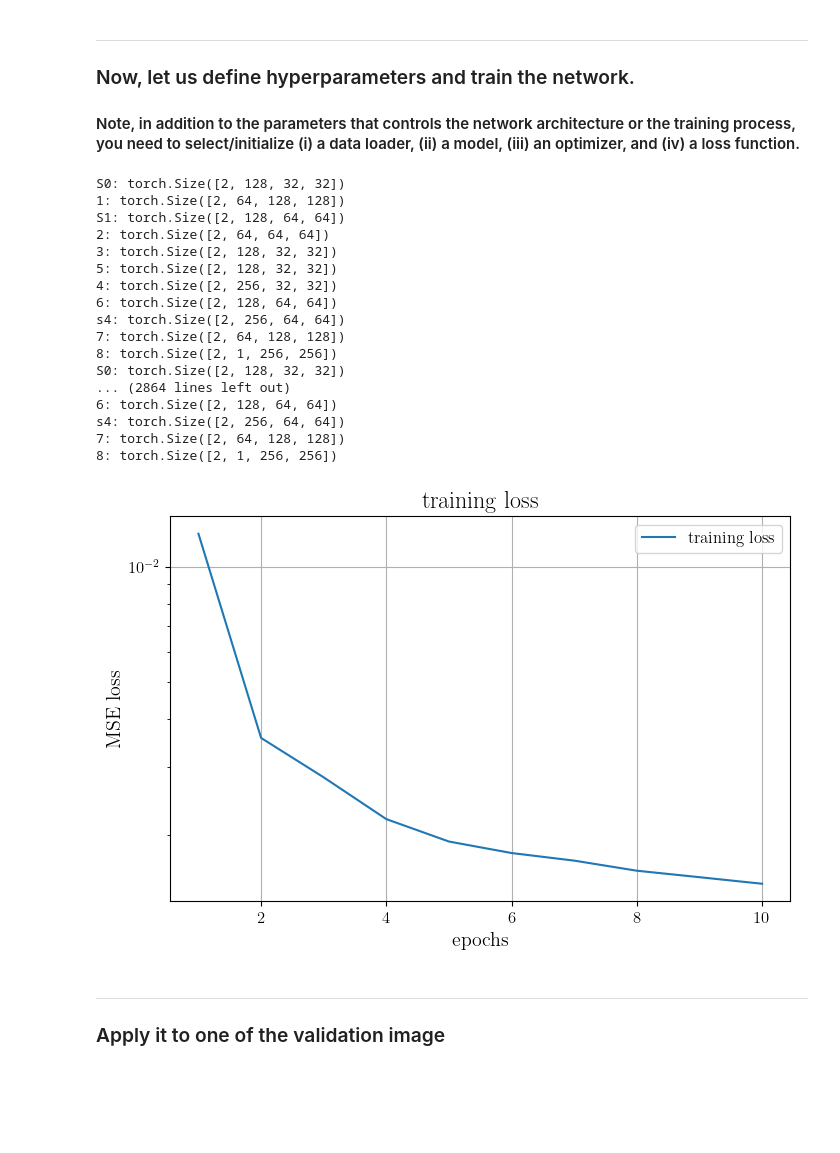
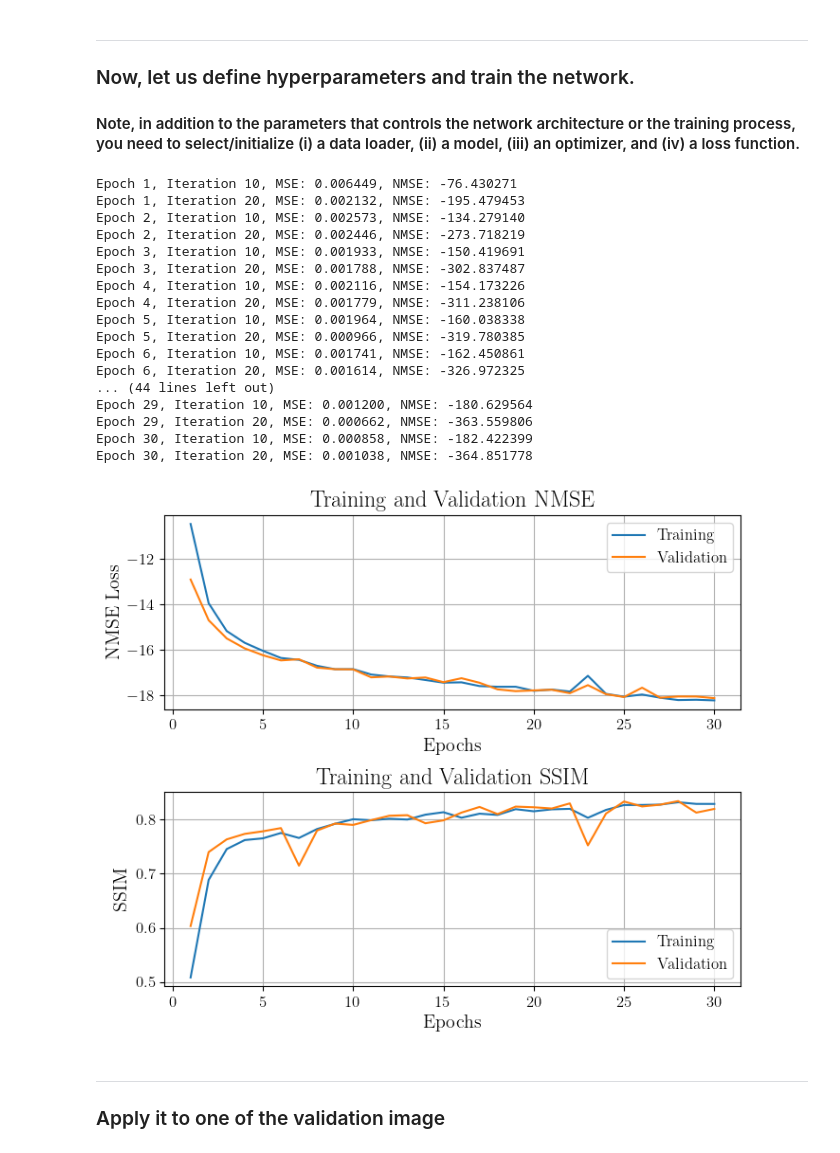
Before and after one commit to MihirJoe/MRI-Denoising, a Jupyter notebook: starter_code.ipynb, the cells around one changed output. Saved outputs shown, nothing was run; the diff lists cells and outputs as text; code cells hidden in the pictures; blank space fills up the shorter version.

Commit message:
denoise1 with 2 sc and 30 epoch

```diff
--- a/starter_code.ipynb
+++ b/starter_code.ipynb
@@ -89,7 +96,7 @@ class TrivialNet(nn.Module):
         return x
 # %%
 # DENOISE1
-class Denoise1(nn.Module):
+class Denoise1OLD(nn.Module):
     def __init__(self):
         super(Denoise1, self).__init__()
         self.conv1 = nn.Sequential(
@@ -712,36 +719,3 @@ def calculateSSIM(true_img, noisy_img):
 # %% [markdown]
 ___
 ### Create a function to execute training. Note, we will call this function later.
-# %%
-def train_model(model, opt, criterion, train_loader, num_epoch, noise_std):
-    avg_train_losses = []
-
-    for epoch in range(num_epoch): # Loop over the dataset multiple times
-        model.train()
-        total_train_loss = 0
-        for i, y_tr_batch in enumerate(train_loader): # Loop over mini-batches
-            noise = torch.randn_like(y_tr_batch) * noise_std
-            x_tr_batch = y_tr_batch + noise
-
-            opt.zero_grad() # delete previous gradients
-            y_hat_tr_batch = model(x_tr_batch) # forward pass
-            loss = criterion(y_hat_tr_batch, y_tr_batch) # compute loss
-            loss.backward() # backward pass
-            opt.step() # update weights
-            total_train_loss += loss.item() # accumulate loss
-            if (i + 1) % 10 == 0:
-                print(f'Epoch {epoch+1}, Iteration {i+1}, Loss: {loss.item():.6f}')
-
-        avg_train_loss = total_train_loss / len(train_loader) # compute average loss
-        avg_train_losses.append(avg_train_loss) # accumulate average loss
-
-    # Plotting
-    fig, ax = plt.subplots(figsize=(8, 5))
-    ax.plot(range(1, num_epoch+1), avg_train_losses, label='training loss')
-    ax.set_xlabel('epochs')
-    ax.set_ylabel('MSE loss')
-    ax.set_yscale('log')  # Set the vertical axis to log scale
-    ax.set_title('training loss')
-    ax.grid(True)
-    ax.legend()
-    plt.show()
@@ -753,38 +842,39 @@ ___
 # %%
 batch_size = 2  # Number of complete images in each batch
 lr = 1e-3  # Learning rate
 sig = 0.1  # Noise std
-num_epoch = 10  # Epochs
+num_epoch = 30  # Epochs
 
 # Model, criterion, and optimizer
 train_loader = create_loader(train_dataset, batch_size)
+val_loader = create_loader(val_dataset, 1)
 #model = CustomCNN() # Pick a model
 model = Denoise1() # Pick a model
 #model = DeNoise1()
 opt = optim.Adam(model.parameters(), lr=lr) # Pick an optimizer
 criterion = nn.MSELoss() # Pick a loss function
 
 # Let's train the model
-train_model(model, opt, criterion, train_loader, num_epoch, noise_std=sig)
+train_model(model, opt, criterion, train_loader, val_loader, num_epoch, noise_std=sig)
 # %% [output]
-S0: torch.Size([2, 128, 32, 32])
-1: torch.Size([2, 64, 128, 128])
-S1: torch.Size([2, 128, 64, 64])
-2: torch.Size([2, 64, 64, 64])
-3: torch.Size([2, 128, 32, 32])
-5: torch.Size([2, 128, 32, 32])
-4: torch.Size([2, 256, 32, 32])
-6: torch.Size([2, 128, 64, 64])
-s4: torch.Size([2, 256, 64, 64])
-7: torch.Size([2, 64, 128, 128])
-8: torch.Size([2, 1, 256, 256])
-S0: torch.Size([2, 128, 32, 32])
-... (2864 lines left out)
-6: torch.Size([2, 128, 64, 64])
-s4: torch.Size([2, 256, 64, 64])
-7: torch.Size([2, 64, 128, 128])
-8: torch.Size([2, 1, 256, 256])
+Epoch 1, Iteration 10, MSE: 0.006449, NMSE: -76.430271
+Epoch 1, Iteration 20, MSE: 0.002132, NMSE: -195.479453
+Epoch 2, Iteration 10, MSE: 0.002573, NMSE: -134.279140
+Epoch 2, Iteration 20, MSE: 0.002446, NMSE: -273.718219
+Epoch 3, Iteration 10, MSE: 0.001933, NMSE: -150.419691
+Epoch 3, Iteration 20, MSE: 0.001788, NMSE: -302.837487
+Epoch 4, Iteration 10, MSE: 0.002116, NMSE: -154.173226
+Epoch 4, Iteration 20, MSE: 0.001779, NMSE: -311.238106
+Epoch 5, Iteration 10, MSE: 0.001964, NMSE: -160.038338
+Epoch 5, Iteration 20, MSE: 0.000966, NMSE: -319.780385
+Epoch 6, Iteration 10, MSE: 0.001741, NMSE: -162.450861
+Epoch 6, Iteration 20, MSE: 0.001614, NMSE: -326.972325
+... (44 lines left out)
+Epoch 29, Iteration 10, MSE: 0.001200, NMSE: -180.629564
+Epoch 29, Iteration 20, MSE: 0.000662, NMSE: -363.559806
+Epoch 30, Iteration 10, MSE: 0.000858, NMSE: -182.422399
+Epoch 30, Iteration 20, MSE: 0.001038, NMSE: -364.851778
-[figure, old version]
+[figure, new version]
 # %% [markdown]
 ___
 ### Apply it to one of the validation image
```
Also changed, not shown: parts of 7 cells of this notebook.
